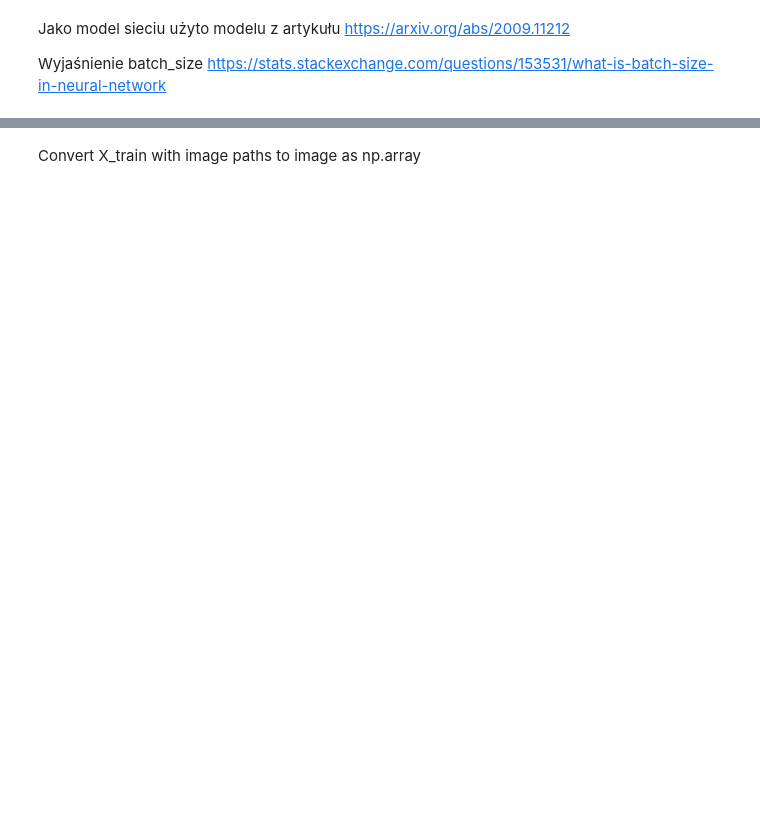
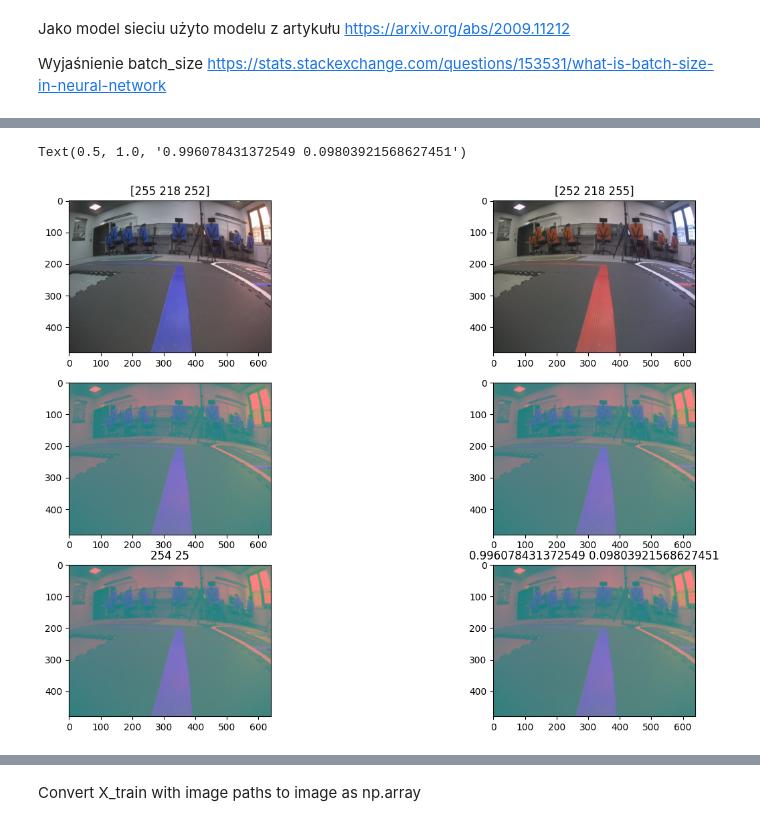
Before and after one commit to mdlugosz-agh/Spinakerv1, a Jupyter notebook: assets/jupyter/model1.ipynb, the cells around one changed output, grey strips where cells are left out. Saved outputs shown, nothing was run; the diff lists cells and outputs as text; code cells hidden in the pictures; blank space fills up the shorter version.

```diff
--- a/assets/jupyter/model1.ipynb
+++ b/assets/jupyter/model1.ipynb
@@ -140 +146,26 @@ Valid Samples: 235
+# %%
+fig, axes = plt.subplots(3, 2, figsize=(15,10))
+imgo = cv2.imread(image_paths[100], cv2.IMREAD_COLOR)
+axes[0,0].set_title(imgo[0,0,:])
+axes[0,0].imshow(imgo)
+axes[0,0].axis('on')
+
+imgc = cv2.cvtColor(imgo, cv2.COLOR_BGR2RGB)
+axes[0,1].set_title(imgc[0,0,:])
+axes[0,1].imshow(imgc)
+axes[0,1].axis('on')
+
+axes[1,0].imshow(cv2.cvtColor( imgo, cv2.COLOR_BGR2YUV))
+axes[1,1].imshow(cv2.cvtColor( imgc, cv2.COLOR_RGB2YUV))
+
+imagecg = cv2.GaussianBlur(cv2.cvtColor( imgo, cv2.COLOR_BGR2YUV), (3, 3), 0)
+axes[2,0].imshow( imagecg )
+axes[2,0].set_title("{} {}".format(np.max(imagecg), np.min(imagecg)))
+imgecg_n = (imagecg - np.min(imagecg)) / (np.max(imagecg) - np.min(imagecg))
+imgecg_n = imagecg/255.0
+axes[2,1].imshow( imgecg_n )
+axes[2,1].set_title("{} {}".format(np.max(imgecg_n), np.min(imgecg_n)))
+# %% [output]
+Text(0.5, 1.0, '0.996078431372549 0.09803921568627451')
+[figure, added]
 # %%
```
Also changed, not shown: parts of 21 cells of this notebook, 2 other files.
